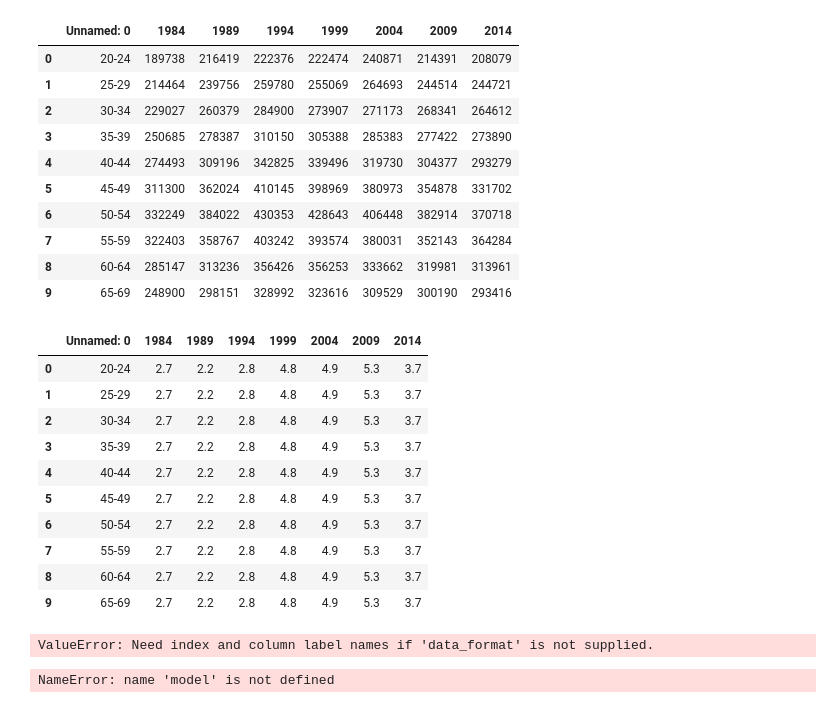
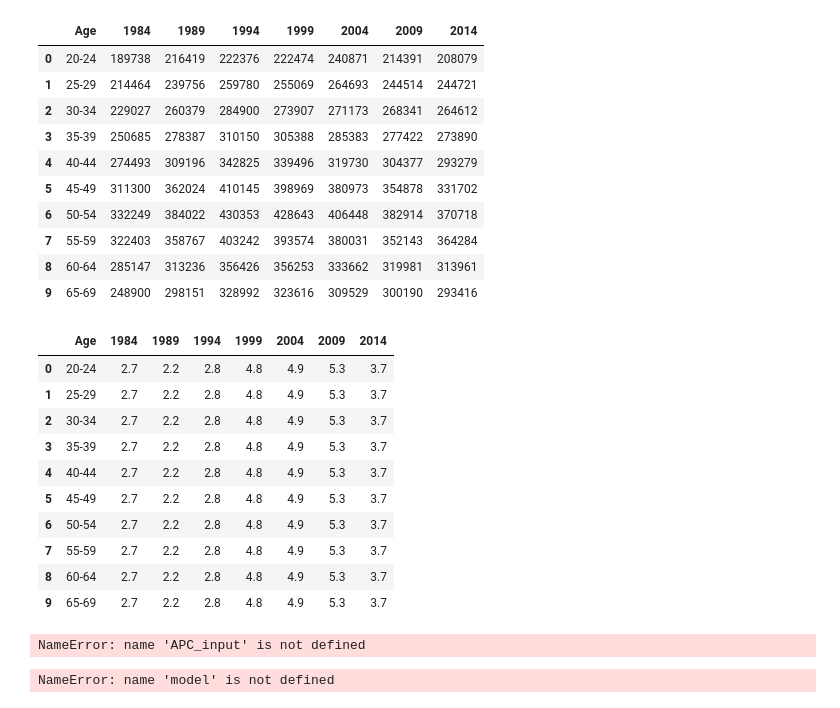
Before and after one commit to janikabachmann/APC-for-cohort-consumption, a Jupyter notebook: APC ConsumptionAnalysis.ipynb, the cells around one changed output. Saved outputs shown, nothing was run; the diff lists cells and outputs as text; code cells hidden in the pictures.

```diff
--- a/APC ConsumptionAnalysis.ipynb
+++ b/APC ConsumptionAnalysis.ipynb
@@ -5,10 +5,10 @@ import pandas as pd
 import warnings
 warnings.simplefilter('ignore',FutureWarning)
 # %%
-data1=pd.read_excel('hello/Consumption_input.xlsx',sheet_name='Sheet1')
+data1=pd.read_excel('hello/APC_input.xlsx',sheet_name='Cons')
 data1
 # %% [output]
-|  | Unnamed: 0 | 1984 | 1989 | 1994 | 1999 | 2004 | 2009 | 2014 |
+|  | Age | 1984 | 1989 | 1994 | 1999 | 2004 | 2009 | 2014 |
 | 0 | 20-24 | 189738 | 216419 | 222376 | 222474 | 240871 | 214391 | 208079 |
 | 1 | 25-29 | 214464 | 239756 | 259780 | 255069 | 264693 | 244514 | 244721 |
 | 2 | 30-34 | 229027 | 260379 | 284900 | 273907 | 271173 | 268341 | 264612 |
@@ -20,10 +20,10 @@ data1
 | 8 | 60-64 | 285147 | 313236 | 356426 | 356253 | 333662 | 319981 | 313961 |
 | 9 | 65-69 | 248900 | 298151 | 328992 | 323616 | 309529 | 300190 | 293416 |
 # %%
-data2=pd.read_excel('hello/Unemployment_input.xlsx',sheet_name='Sheet1')
+data2=pd.read_excel('hello/APC_input.xlsx',sheet_name='Unemp')
 data2
 # %% [output]
-|  | Unnamed: 0 | 1984 | 1989 | 1994 | 1999 | 2004 | 2009 | 2014 |
+|  | Age | 1984 | 1989 | 1994 | 1999 | 2004 | 2009 | 2014 |
 | 0 | 20-24 | 2.7 | 2.2 | 2.8 | 4.8 | 4.9 | 5.3 | 3.7 |
 | 1 | 25-29 | 2.7 | 2.2 | 2.8 | 4.8 | 4.9 | 5.3 | 3.7 |
 | 2 | 30-34 | 2.7 | 2.2 | 2.8 | 4.8 | 4.9 | 5.3 | 3.7 |
@@ -36,9 +36,9 @@ data2
 | 9 | 65-69 | 2.7 | 2.2 | 2.8 | 4.8 | 4.9 | 5.3 | 3.7 |
 # %%
 model=apc.Model()
-model.data_from_df(data1)
+model.data_from_df(**APC_input.xlsx)
 # %% [output]
-ValueError: Need index and column label names if 'data_format' is not supplied.
+NameError: name 'APC_input' is not defined
 # %%
 model.data_vector.head()
 # %% [output]
```
